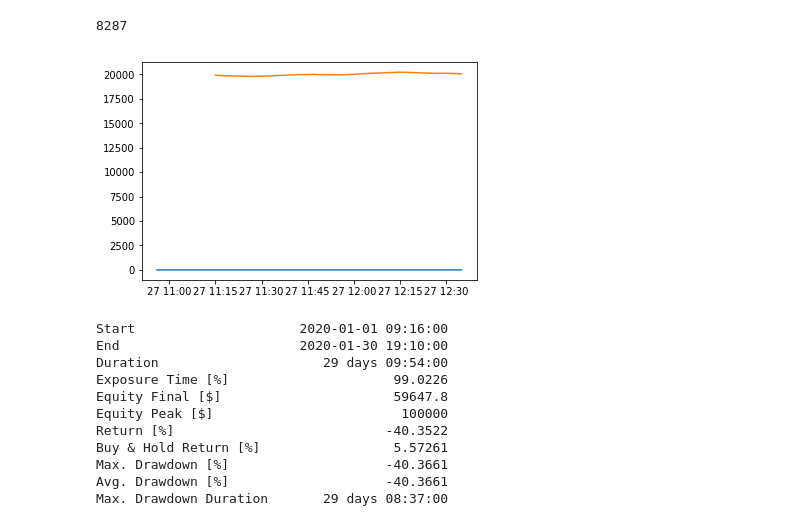
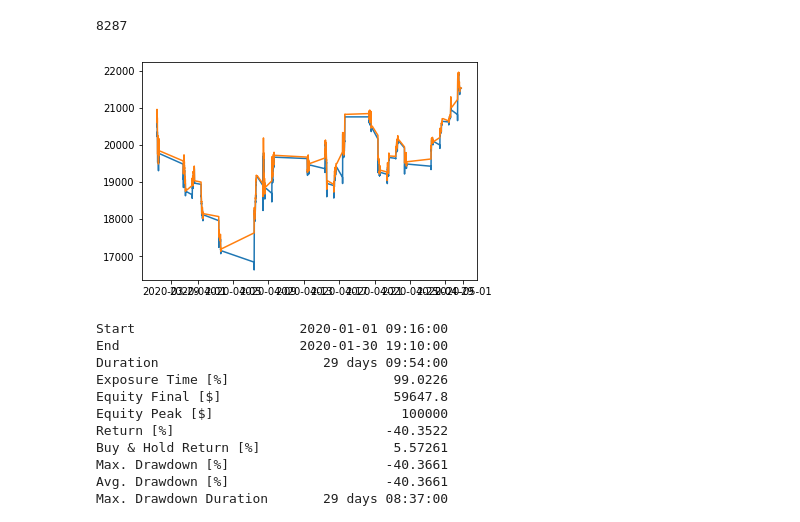
Before and after one commit to pikujs/Algo-Trading, a Jupyter notebook: notebook.ipynb, the cells around one changed output. Drawn from its saved outputs; the diff is of its cells as text; code cells hidden in the pictures.

```diff
--- a/notebook.ipynb
+++ b/notebook.ipynb
@@ -35,7 +59,7 @@ startdate = "2020-02-02 09:30:00"
 enddate = "2020-02-29 15:30:00"
 
 #data = dbscrape.gettablerange(*(timscale_setup.get_config()), banknifty_table, startdate, enddate)
-rawdata = dbscrape.expirymonth(*(timscale_setup.get_config()), banknifty_table, 4, 2020)
+rawdata = dbscrape.expirymonth(*(timscale_setup.get_config()), banknifty_table, 3, 2020)
 rawdata.head()
 # %% [output]
 Fetching using dbscrape
@@ -62,8 +160,0 @@ rawdata.describe()
-# %%
-datetime_index = pd.DatetimeIndex(pd.to_datetime(rawdata["datetime"]).values)
-data_backtesting = rawdata.set_index(datetime_index)
-#data_backtesting.drop(["datetime", "internalname", "unknown", "expirydate", "exchange"], axis=1, inplace=True)
-data_backtesting.drop(["datetime", "internalname", "unknown", "expirydate", "exchange"], axis=1, inplace=True)
-data_backtesting.rename(columns = {'open':'Open', 'high':'High', 'low':'Low', 'close':'Close', 'volume':'Volume'}, inplace = True)
-
-data_backtesting.head()
@@ -76,0 +173,3 @@ data_backtesting.head()
+# %%
+data_backtesting = strategys_backtesting.prepareData(rawdata, True)
+data_backtesting.head()
@@ -94,15 +217,17 @@ len(ta.volatility.bollinger_hband_indicator(data_backtesting["Close"], 20, 2))
 # %% [output]
 8287
 # %%
+
+
 #plt.plot(data_backtesting.index[100:200], ta.volatility.bollinger_hband_indicator(data_backtesting["Close"][100:200], 20, 2))
-#plt.plot(data_backtesting.index[100:200], ta.volatility.bollinger_lband(data_backtesting["Close"][100:200], 20, 2))
-plt.plot(data_backtesting.index[100:200], ta.volatility.bollinger_mavg(data_backtesting["Close"][100:200], 20))
-#plt.plot(data_backtesting.index[100:200], data_backtesting["Close"][100:200], 20))
+plt.plot(data_backtesting.index, ta.volatility.bollinger_lband(data_backtesting["Close"], 20, 2))
+#plt.plot(data_backtesting.index[100:200], ta.volatility.bollinger_mavg(data_backtesting["Close"][100:200], 20))
+#plt.plot(data_backtesting.index[100:200], data_backtesting["Close"][100:200])
 
-#plt.plot(data_backtesting.index[100:200], ta.volume.volume_weighted_average_price(data_backtesting["High"][100:200],data_backtesting["Low"][100:200],data_backtesting["Close"][100:200], data_backtesting["Volume"][100:200], 14))
+plt.plot(data_backtesting.index, ta.volume.volume_weighted_average_price(data_backtesting["High"],data_backtesting["Low"],data_backtesting["Close"], data_backtesting["Volume"], 14))
 plt.show()
 # %% [output]
-[figure, old version]
+[figure, new version]
 # %%
 
 def SMA(values, n):
```
Also changed, not shown: parts of 16 cells of this notebook, 7 other files.
